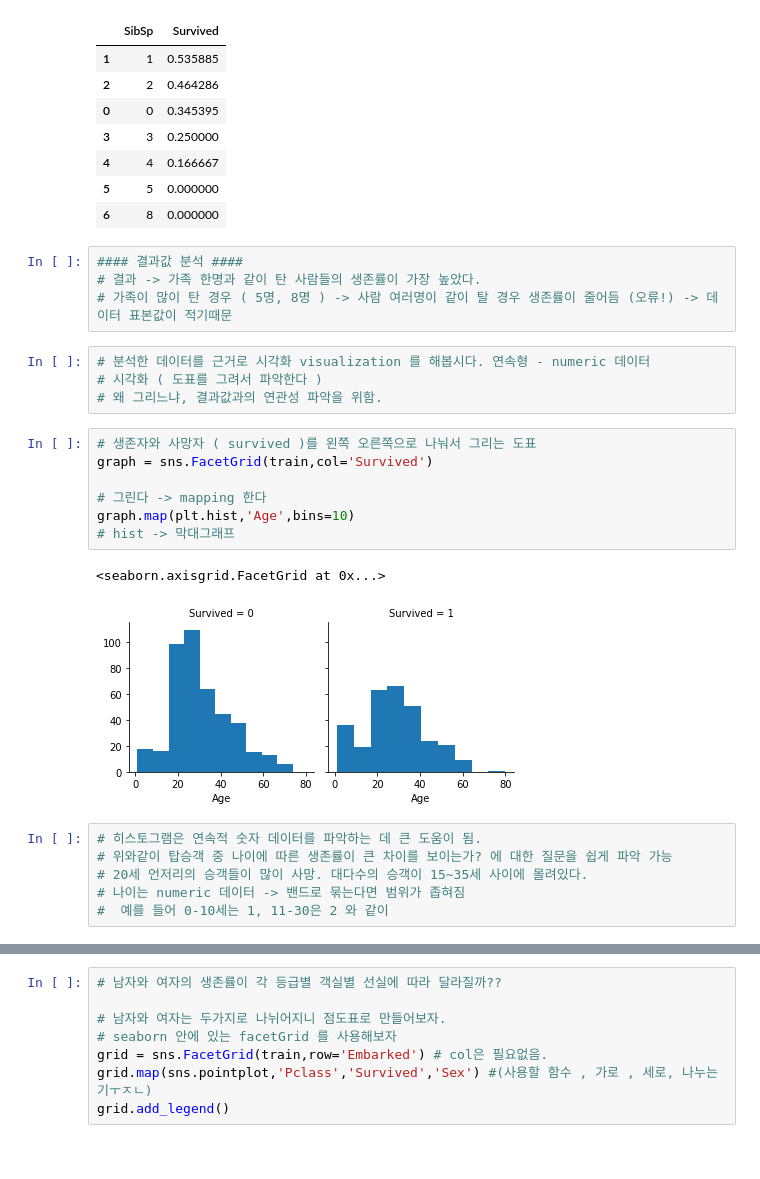
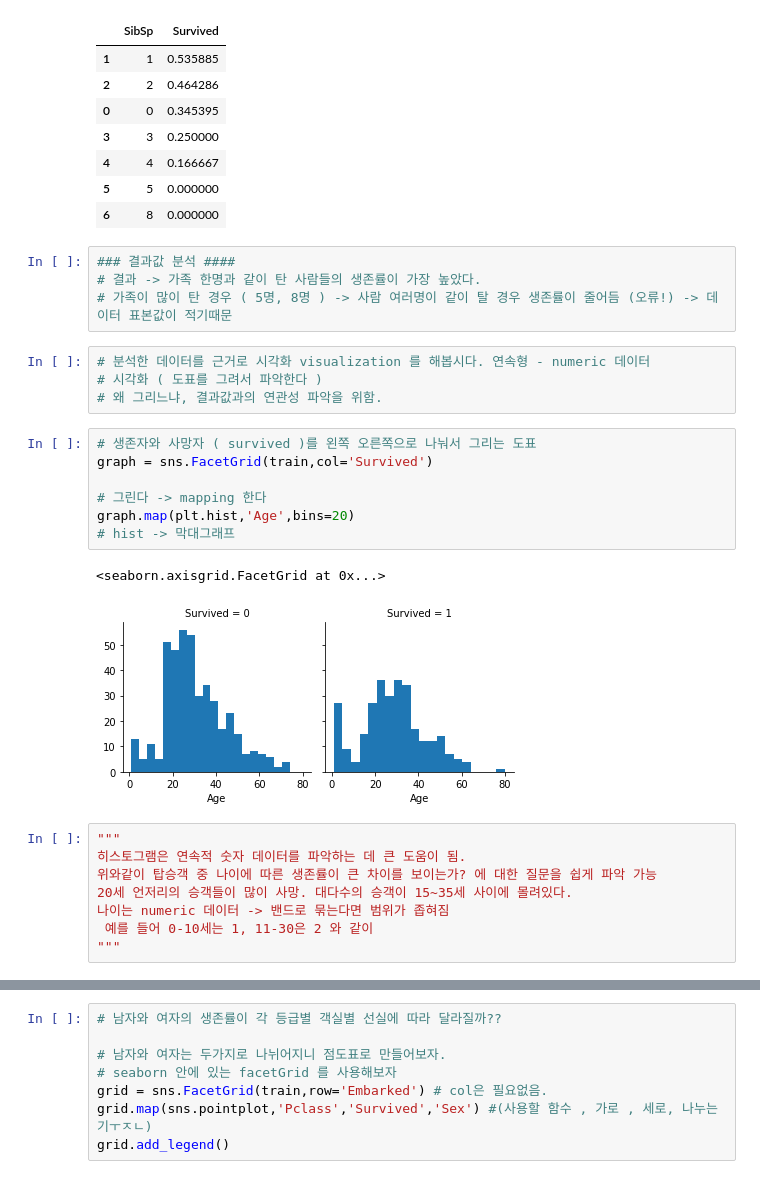
Before and after one commit to CSKIM999/ML-study, a Jupyter notebook: TF/titanic_traing.ipynb, the cells around one changed output, grey strips where cells are left out. Saved outputs shown, nothing was run; the diff lists cells and outputs as text.

```diff
--- a/TF/titanic_traing.ipynb
+++ b/TF/titanic_traing.ipynb
@@ -259,7 +271,7 @@ train[['SibSp','Survived']].groupby(['SibSp'],as_index=False).mean().sort_values
 | 5 | 5 | 0.000000 |
 | 6 | 8 | 0.000000 |
 # %%
-#### 결과값 분석 ####
+### 결과값 분석 ####
 # 결과 -> 가족 한명과 같이 탄 사람들의 생존률이 가장 높았다.
 # 가족이 많이 탄 경우 ( 5명, 8명 ) -> 사람 여러명이 같이 탈 경우 생존률이 줄어듬 (오류!) -> 데이터 표본값이 적기때문
 # %%
@@ -269,17 +281,19 @@ train[['SibSp','Survived']].groupby(['SibSp'],as_index=False).mean().sort_values
 # %%
 # 생존자와 사망자 ( survived )를 왼쪽 오른쪽으로 나눠서 그리는 도표
 graph = sns.FacetGrid(train,col='Survived')
 
 # 그린다 -> mapping 한다
-graph.map(plt.hist,'Age',bins=10)
+graph.map(plt.hist,'Age',bins=20)
 # hist -> 막대그래프
 # %% [output]
 <seaborn.axisgrid.FacetGrid at 0x...>
-[figure, old version]
+[figure, new version]
 # %%
-# 히스토그램은 연속적 숫자 데이터를 파악하는 데 큰 도움이 됨.
-# 위와같이 탑승객 중 나이에 따른 생존률이 큰 차이를 보이는가? 에 대한 질문을 쉽게 파악 가능
-# 20세 언저리의 승객들이 많이 사망. 대다수의 승객이 15~35세 사이에 몰려있다.
-# 나이는 numeric 데이터 -> 밴드로 묶는다면 범위가 좁혀짐
-#  예를 들어 0-10세는 1, 11-30은 2 와 같이
+"""
+히스토그램은 연속적 숫자 데이터를 파악하는 데 큰 도움이 됨.
+위와같이 탑승객 중 나이에 따른 생존률이 큰 차이를 보이는가? 에 대한 질문을 쉽게 파악 가능
+20세 언저리의 승객들이 많이 사망. 대다수의 승객이 15~35세 사이에 몰려있다.
+나이는 numeric 데이터 -> 밴드로 묶는다면 범위가 좁혀짐
+ 예를 들어 0-10세는 1, 11-30은 2 와 같이
+"""
 # %%
```
Also changed, not shown: parts of 9 cells of this notebook.
